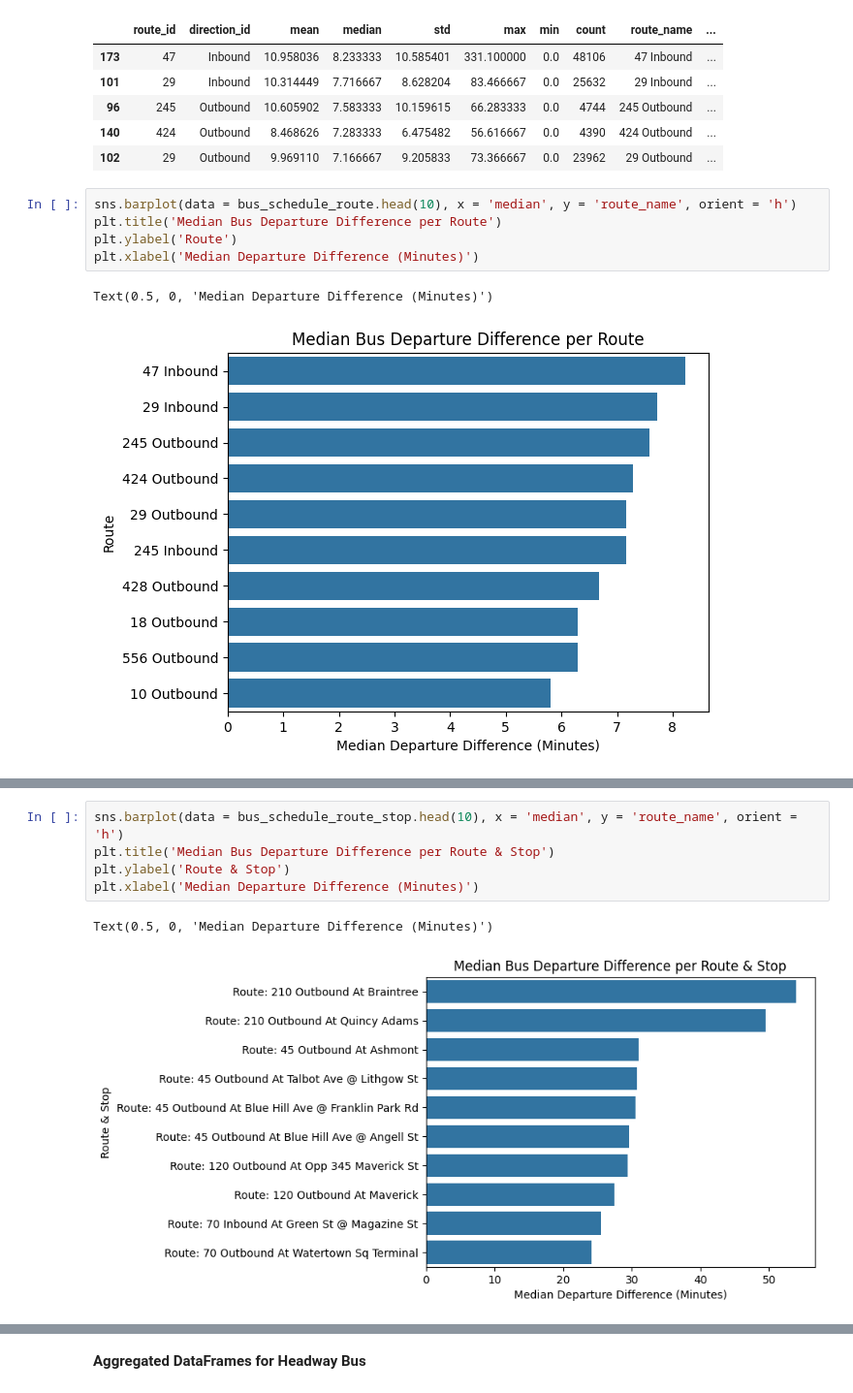
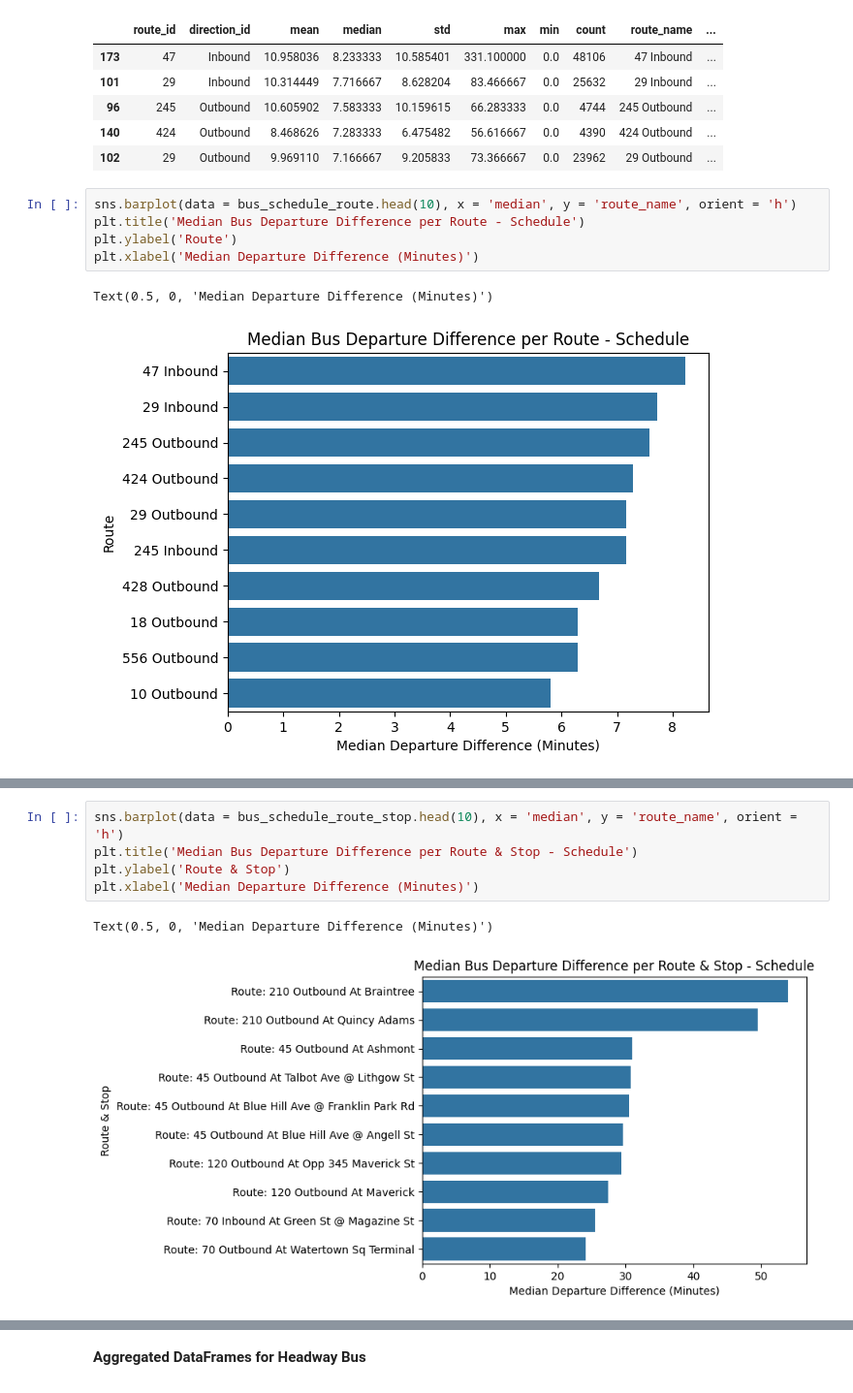
Before and after one commit to kevin-r-murphy/BA888-MBTA, a Jupyter notebook: MBTA_Bus.ipynb, the cells around one changed output, grey strips where cells are left out. Shown at 97% size. Drawn from its saved outputs; the diff is of its cells as text.

```diff
--- a/MBTA_Bus.ipynb
+++ b/MBTA_Bus.ipynb
@@ -188,12 +208,12 @@ bus_schedule_route.head()
 | 102 | 29 | Outbound | 9.969110 | 7.166667 | 9.205833 | 73.366667 | 0.0 | 23962 | 29 Outbound | ... |
 # %%
 sns.barplot(data = bus_schedule_route.head(10), x = 'median', y = 'route_name', orient = 'h')
-plt.title('Median Bus Departure Difference per Route')
+plt.title('Median Bus Departure Difference per Route - Schedule')
 plt.ylabel('Route')
 plt.xlabel('Median Departure Difference (Minutes)')
 # %% [output]
 Text(0.5, 0, 'Median Departure Difference (Minutes)')
-[figure, old version]
+[figure, new version]
 # %%
 bus_schedule_route_stop = bus_standard_schedule.groupby(['route_id', 'direction_id', 'stop_id', 'stop_name', 'stop_lat', 'stop_lon'])['time_diff'].agg(['mean','median', 'std', 'max', 'min','count']).reset_index()
 bus_schedule_route_stop = bus_schedule_route_stop.sort_values(by = 'median', ascending = False)
@@ -208,12 +228,12 @@ bus_schedule_route_stop.head()
 | 1612 | 45 | Outbound | 415 | Blue Hill Ave @ Franklin Park Rd | 42.303293 | -71.085370 | 30.971581 | 30.583333 | 9.090911 | 60.700000 | ... |
 # %%
 sns.barplot(data = bus_schedule_route_stop.head(10), x = 'median', y = 'route_name', orient = 'h')
-plt.title('Median Bus Departure Difference per Route & Stop')
+plt.title('Median Bus Departure Difference per Route & Stop - Schedule')
 plt.ylabel('Route & Stop')
 plt.xlabel('Median Departure Difference (Minutes)')
 # %% [output]
 Text(0.5, 0, 'Median Departure Difference (Minutes)')
-[figure, old version]
+[figure, new version]
 # %%
 fig = px.scatter_mapbox(bus_schedule_route_stop.head(100), lat="stop_lat", lon="stop_lon",
                         zoom=10,
```
Also changed, not shown: parts of 16 cells of this notebook.
